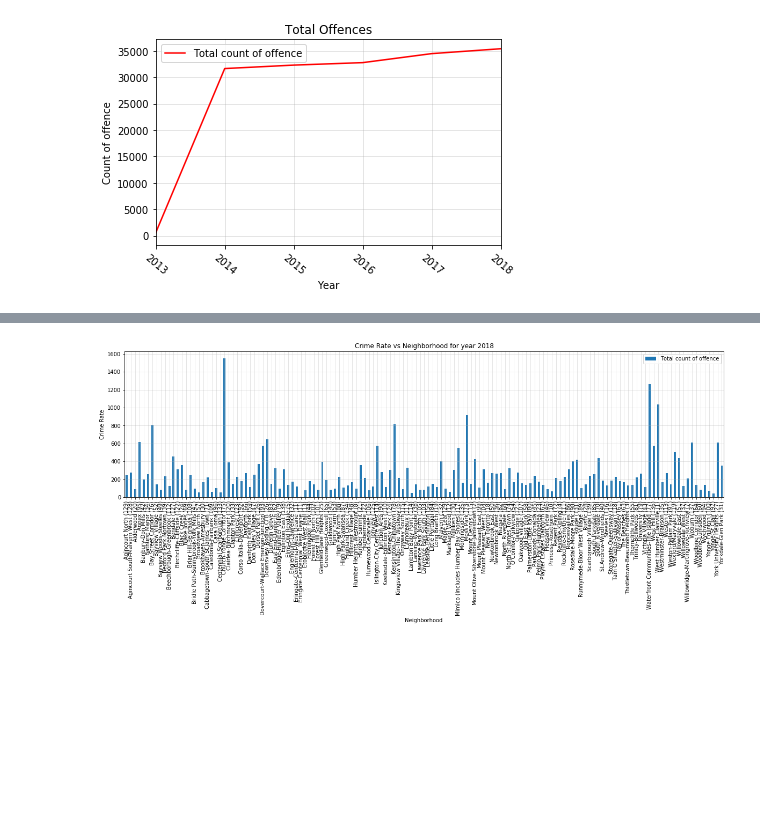
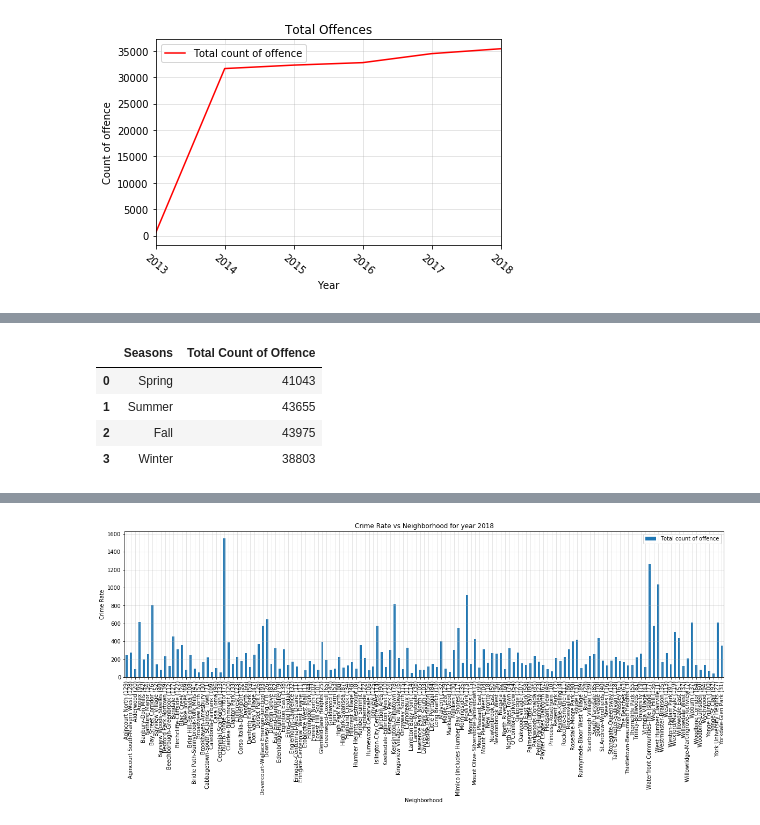
Before and after one commit to NitinMadaan/TDOT-Project, a Jupyter notebook: Project1.ipynb, the cells around one changed output, grey strips where cells are left out. Saved outputs shown, nothing was run; the diff lists cells and outputs as text; code cells hidden in the pictures; blank space fills up the shorter version.

```diff
--- a/Project1.ipynb
+++ b/Project1.ipynb
@@ -210,7 +228,18 @@ plt.tight_layout()
 # %%
-# Crime Analysis by Most Occurence of the Month
+# Crime Analysis by season
 Crime_Analysis3 = Crime_Data.groupby(['occurrencemonth'])
 CountByMonth=Crime_Analysis3["event_unique_id"].count()
-OffenceByMonth_data=pd.DataFrame({"Total Count of Offence":CountByMonth})
+spring=CountByMonth[0]+CountByMonth[7]+CountByMonth[8]
+summer=CountByMonth[6]+CountByMonth[5]+CountByMonth[1]
+fall=CountByMonth[11]+CountByMonth[10]+CountByMonth[9]
+winter=CountByMonth[2]+CountByMonth[3]+CountByMonth[4]
+OffenceByMonth_data=pd.DataFrame({"Seasons ":["Spring","Summer","Fall","Winter"],"Total Count of Offence":[spring,summer,fall,winter]})
+OffenceByMonth_data
+# %% [output]
+|  | Seasons | Total Count of Offence |
+| 0 | Spring | 41043 |
+| 1 | Summer | 43655 |
+| 2 | Fall | 43975 |
+| 3 | Winter | 38803 |
 # %%
 #Plot the Bar graph for Crime Rate by Month of the year
```
Also changed, not shown: parts of 9 cells of this notebook.
